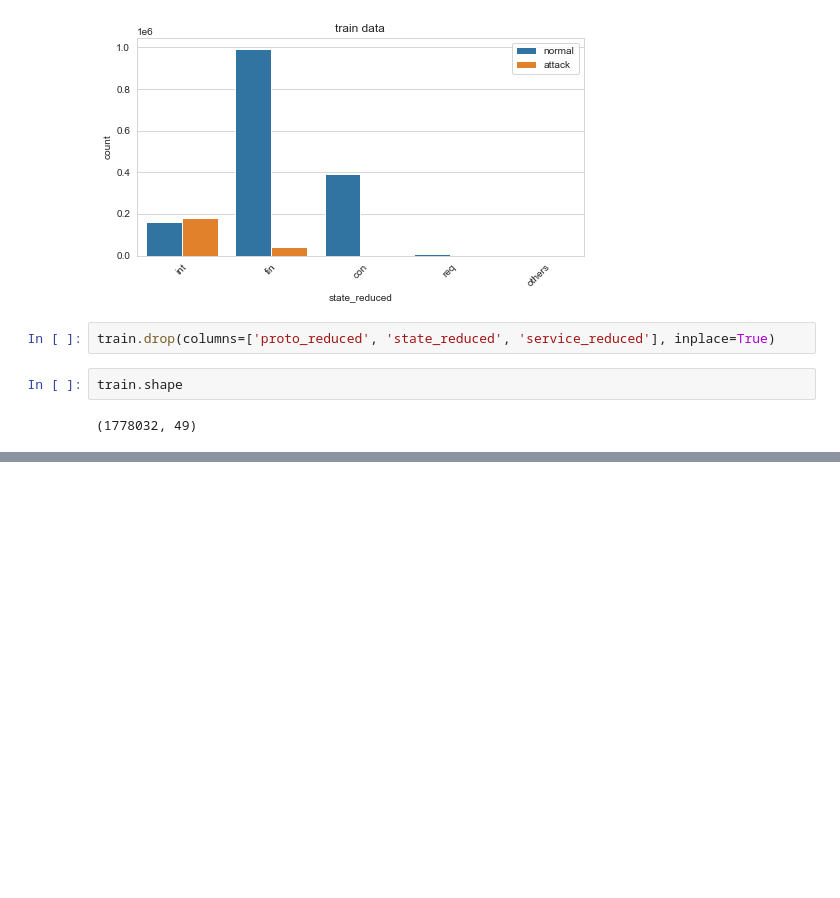
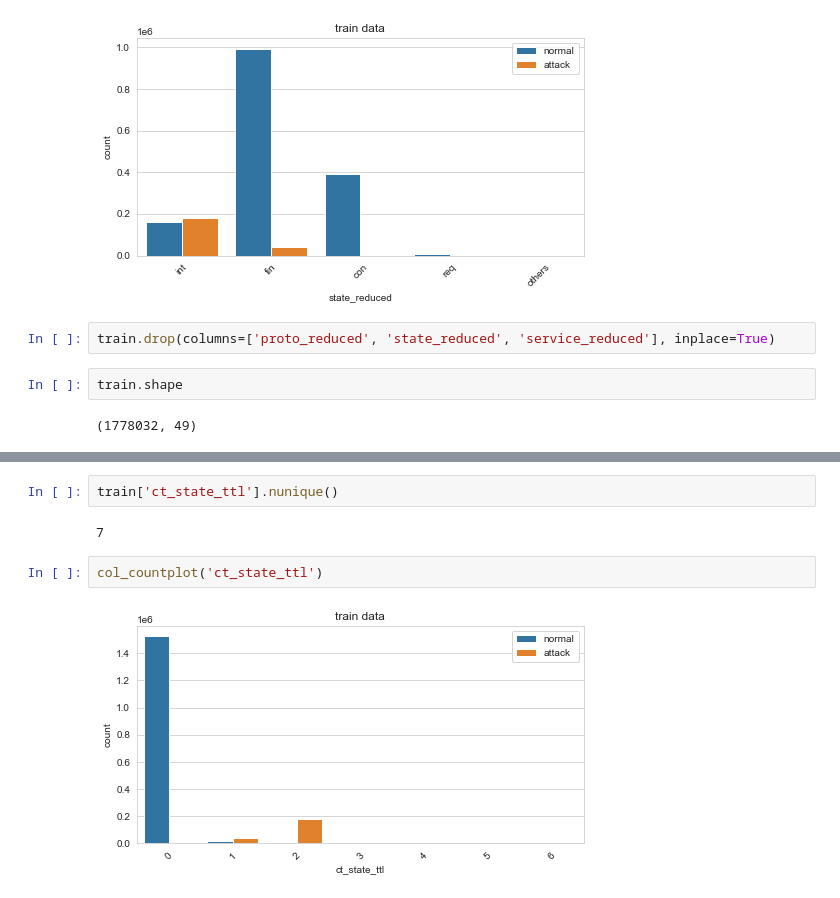
Before and after one commit to leticiacosta91/CA1-UNWS, a Jupyter notebook: EDA.ipynb, the cells around one changed output, grey strips where cells are left out. Cells and saved outputs as stored; diff of their text form; blank space fills up the shorter version.

```diff
--- a/EDA.ipynb
+++ b/EDA.ipynb
@@ -347,0 +415,8 @@ train.shape
+# %%
+train['ct_state_ttl'].nunique()
+# %% [output]
+7
+# %%
+col_countplot('ct_state_ttl')
+# %% [output]
+[figure, added]
```
Also changed, not shown: parts of 69 cells of this notebook.
